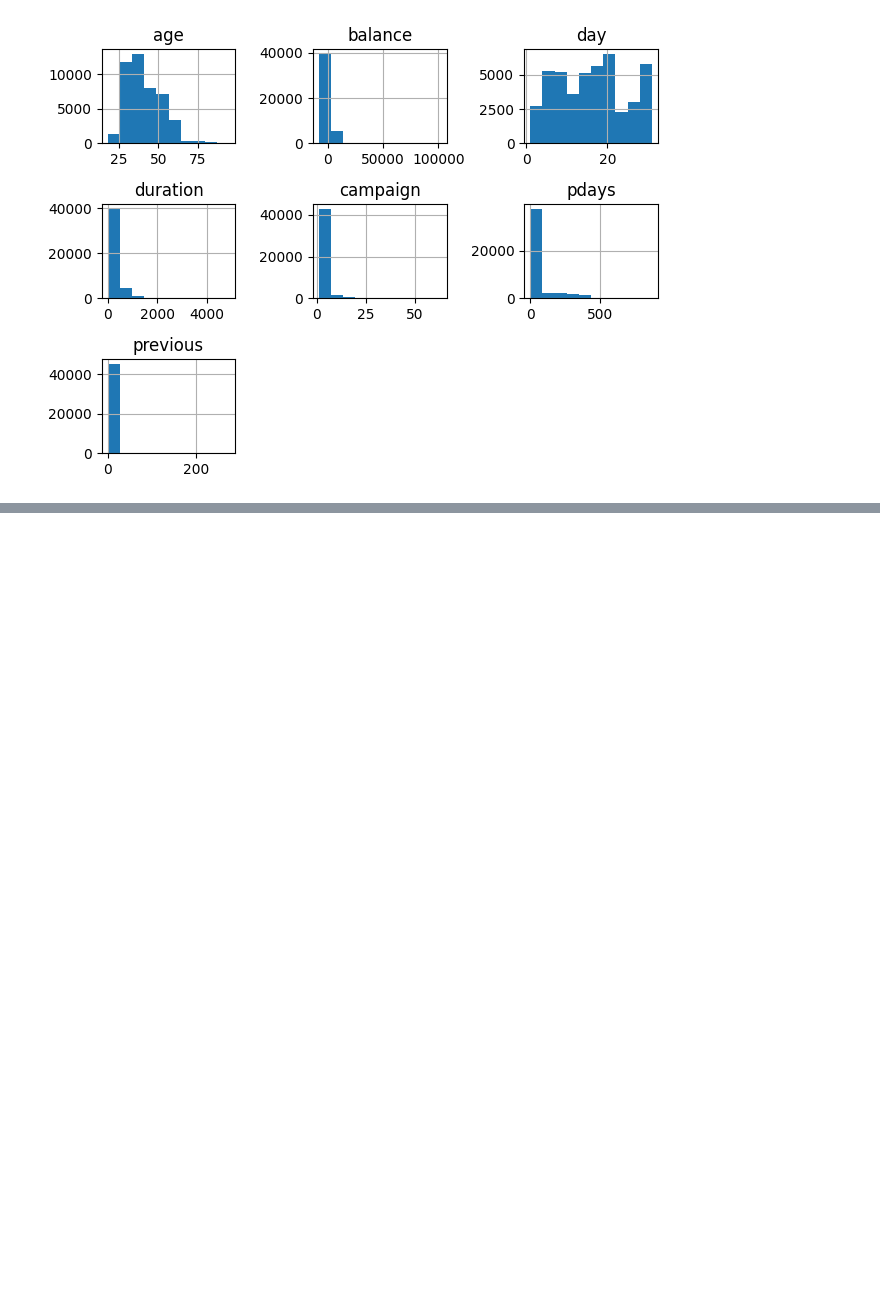
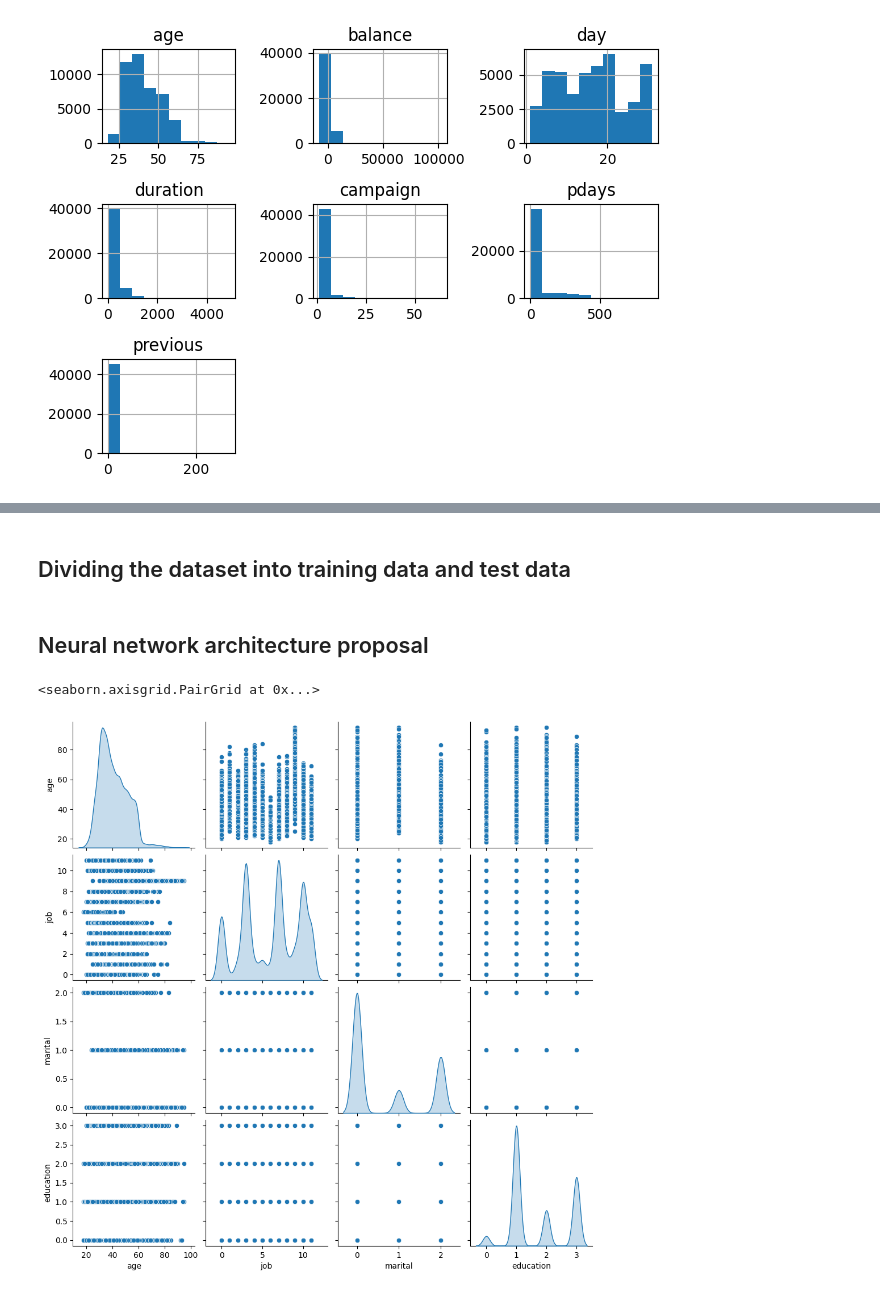
Before and after one commit to Hugord7/Banking-project, a Jupyter notebook: Banking Data Project.ipynb, the cells around one changed output, grey strips where cells are left out. Saved outputs shown, nothing was run; the diff lists cells and outputs as text; code cells hidden in the pictures; blank space fills up the shorter version.

```diff
--- a/Banking Data Project.ipynb
+++ b/Banking Data Project.ipynb
@@ -167,0 +245,43 @@ plt.show()
+# %% [markdown]
+## Dividing the dataset into training data and test data
+# %%
+# Code that performs the split into training and test data, according to the planned evaluation strategy. Describe what that strategy is.
+# In this section, the dataset is split into 80% training data and 20% test data. There are 11 columns, 10 of which are input attributes
+# and one (y) is an output attribute (class)
+
+# We import the functions and methods to be evaluated from Scikit-learn
+from sklearn.model_selection import train_test_split
+from sklearn.model_selection import cross_val_score
+from sklearn.model_selection import StratifiedKFold
+from sklearn.metrics import classification_report
+from sklearn.metrics import confusion_matrix
+from sklearn.metrics import mean_squared_error
+
+
+from sklearn.ensemble import AdaBoostClassifier
+from sklearn.tree import DecisionTreeClassifier
+
+# (Data division for models without a neural network) The dataset is divided into 80% training data and 20% test data because
+# we have little data for training and evaluation, for this reason a large number of training data points are chosen.
+
+array = df.values
+X = array[:,0:10]
+y = array[:,10]
+X_train, X_validation, Y_train, Y_validation = train_test_split(X, y, test_size=0.20, random_state=1, shuffle=True)
+
+# (Data division for models with a neural network) The dataset is divided into 80% training data and 20% test data because
+# we have little data for training and evaluation, for this reason a large number of training data points are chosen.
+
+train_dataset = df.sample(frac=0.8,random_state=0)
+test_dataset = df.drop(train_dataset.index)
+
+# In addition, the neural network algorithm applies the change from categorical to numerical attribute for subsequent training
+train_dataset.replace({'y': {'no': 0, 'yes': 1}}, inplace=True)
+test_dataset.replace({'y': {'no': 0, 'yes': 1}}, inplace=True)
+# %% [markdown]
+## Neural network architecture proposal
+# %%
+sns.pairplot(train_dataset[["age", "job", "marital", "education"]], diag_kind="kde")
+# %% [output]
+<seaborn.axisgrid.PairGrid at 0x...>
+[figure, added]
```
Also changed, not shown: parts of 14 cells of this notebook.
